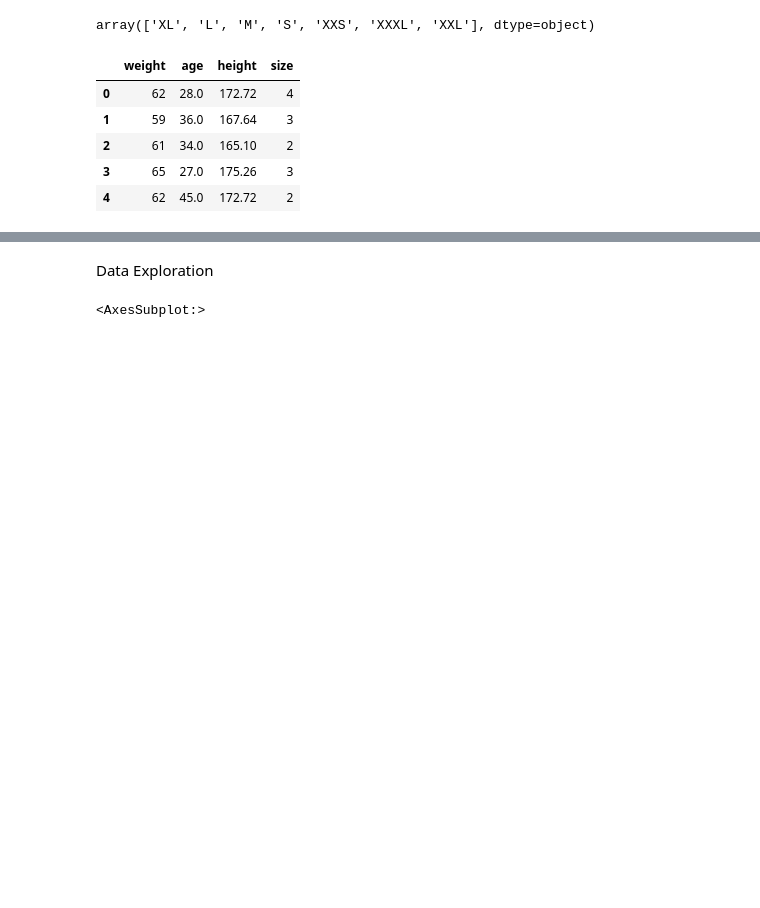
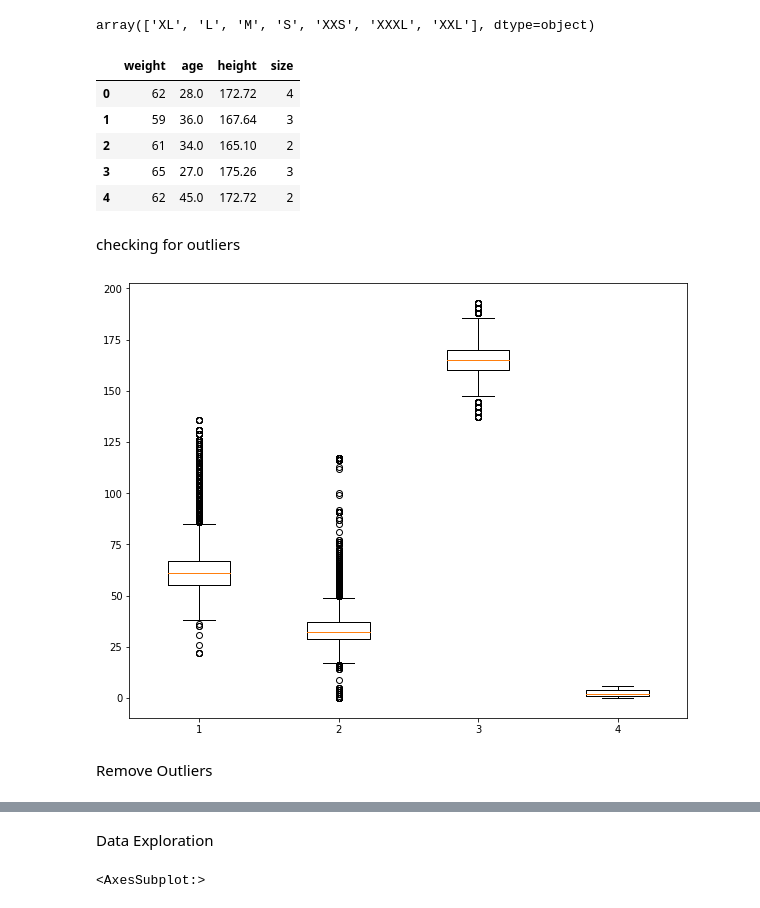
Before and after one commit to Prash8830/ML-Projects, a Jupyter notebook: cloth_size/cloth_size_pred.ipynb, the cells around one changed output, grey strips where cells are left out. Drawn from its saved outputs; the diff is of its cells as text; code cells hidden in the pictures; blank space fills up the shorter version.

```diff
--- a/cloth_size/cloth_size_pred.ipynb
+++ b/cloth_size/cloth_size_pred.ipynb
@@ -74,3 +75,13 @@ data.head()
 | 2 | 61 | 34.0 | 165.10 | 2 |
 | 3 | 65 | 27.0 | 175.26 | 3 |
 | 4 | 62 | 45.0 | 172.72 | 2 |
+# %% [markdown]
+checking for outliers
+# %%
+plt.figure(figsize=(10,8))
+plt.boxplot(data)
+plt.show()
+# %% [output]
+[figure, added]
+# %% [markdown]
+Remove Outliers
```
Also changed, not shown: parts of 10 cells of this notebook.
